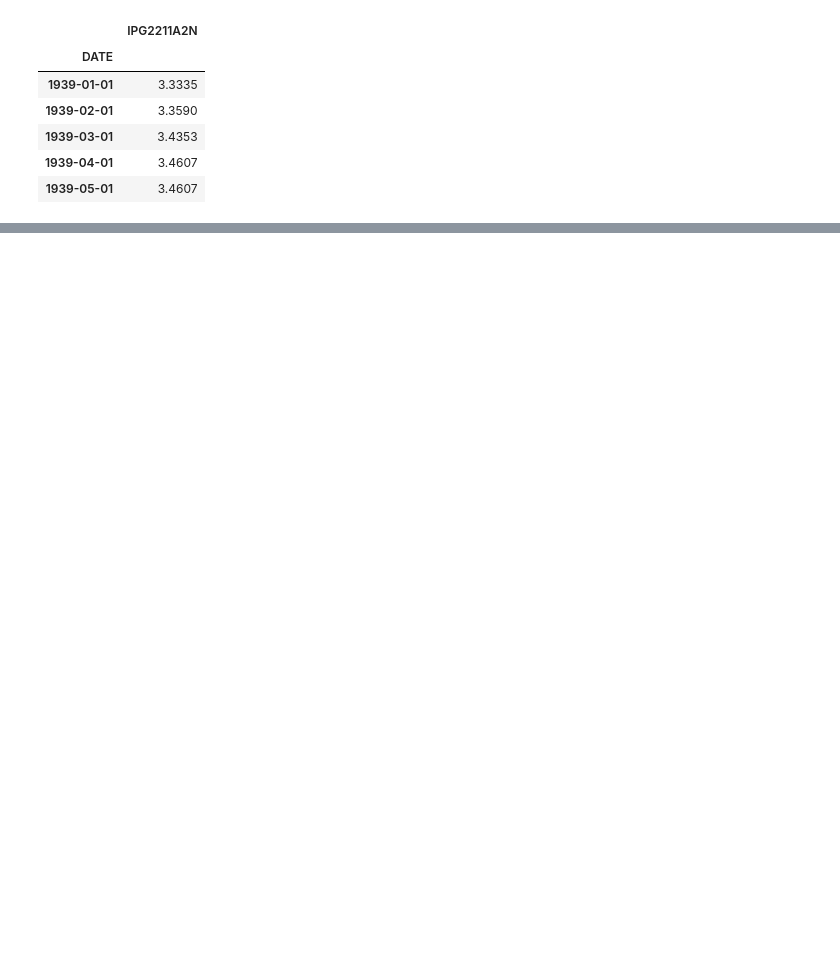
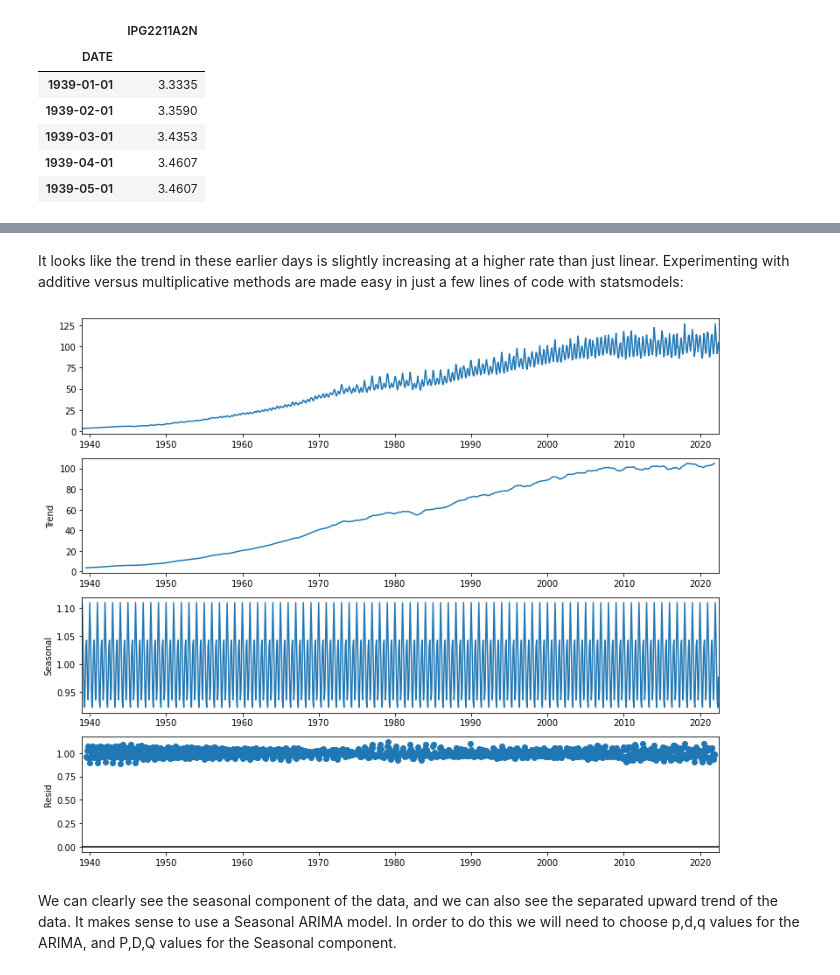
Before and after one commit to 4GeeksAcademy/machine-learning-content, a Jupyter notebook: 06-12d-ml_algos/exploring-time-series.ipynb, the cells around one changed output, grey strips where cells are left out. Saved outputs shown, nothing was run; the diff lists cells and outputs as text; code cells hidden in the pictures; blank space fills up the shorter version.

```diff
--- a/06-12d-ml_algos/exploring-time-series.ipynb
+++ b/06-12d-ml_algos/exploring-time-series.ipynb
@@ -202,0 +227,14 @@ plot_mpl(fig)
+# %% [markdown]
+It looks like the trend in these earlier days is slightly increasing at a higher rate than just linear. Experimenting with additive versus multiplicative methods are made easy in just a few lines of code with statsmodels:
+# %%
+from pylab import rcParams
+rcParams['figure.figsize'] = 11, 9
+
+import statsmodels.api as sm
+decomposition = sm.tsa.seasonal_decompose(data, model='multiplicative')
+fig = decomposition.plot()
+plt.show()
+# %% [output]
+[figure, added]
+# %% [markdown]
+We can clearly see the seasonal component of the data, and we can also see the separated upward trend of the data. It makes sense to use a Seasonal ARIMA model. In order to do this we will need to choose p,d,q values for the ARIMA, and P,D,Q values for the Seasonal component.
```
Also changed, not shown: parts of 27 cells of this notebook, 9 other files.
